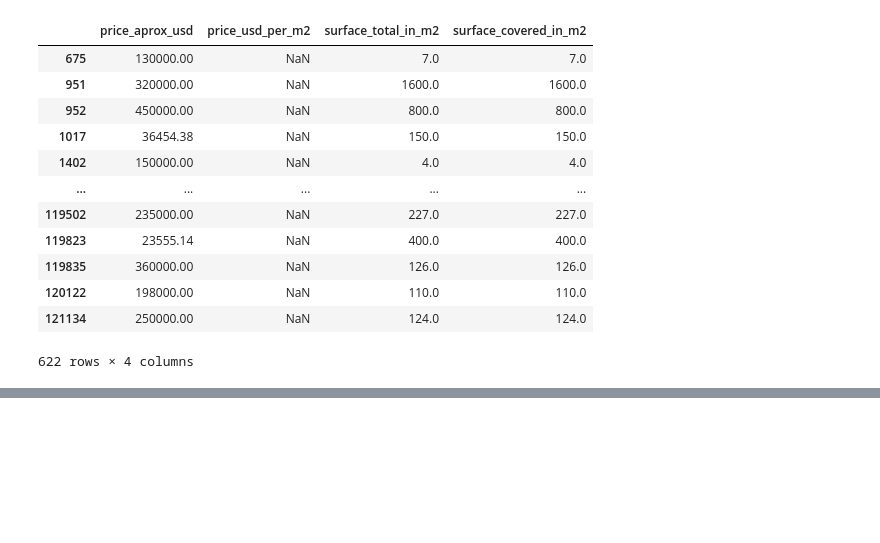
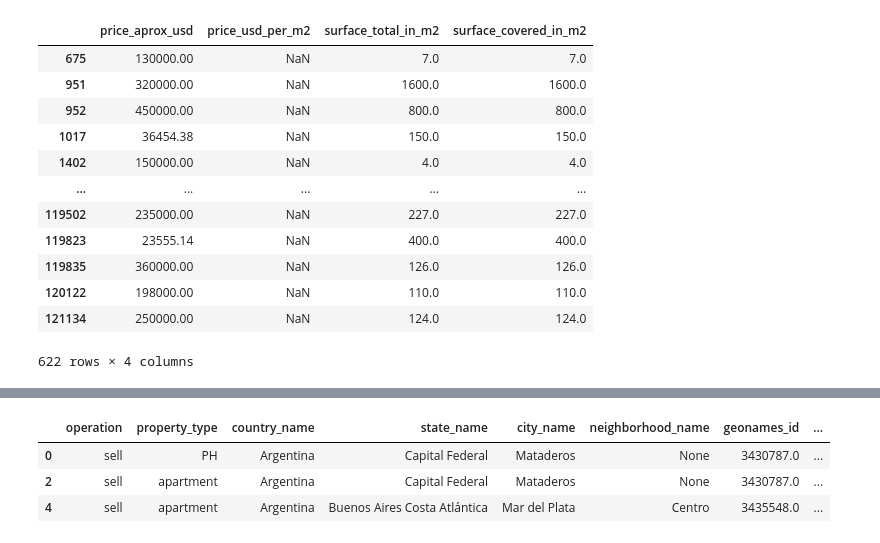
Before and after one commit to BenkosT/TP_Limpieza, a Jupyter notebook: Notebooks/Limpieza.ipynb, the cells around one changed output, grey strips where cells are left out. Drawn from its saved outputs; the diff is of its cells as text; code cells hidden in the pictures; blank space fills up the shorter version.

```diff
--- a/Notebooks/Limpieza.ipynb
+++ b/Notebooks/Limpieza.ipynb
@@ -1224,0 +1610,9 @@ data.loc[data_prices_per_m2_imput.index,"price_usd_per_m2"] = data.loc[data_pric
+# %%
+#Hago una mascara para ver las instancias con las que vamos a hacer el groupby, es decir, las instancias que tengan la surface_covered_in_m2 y las rooms
+data_rooms_imput = data_aux[data_aux.rooms.notnull() & data_aux.surface_covered_in_m2.notnull()]
+data_rooms_imput.head(3)
+# %% [output]
+|  | operation | property_type | country_name | state_name | city_name | neighborhood_name | geonames_id | ... |
+| 0 | sell | PH | Argentina | Capital Federal | Mataderos | None | 3430787.0 | ... |
+| 2 | sell | apartment | Argentina | Capital Federal | Mataderos | None | 3430787.0 | ... |
+| 4 | sell | apartment | Argentina | Buenos Aires Costa Atlántica | Mar del Plata | Centro | 3435548.0 | ... |
```
Also changed, not shown: parts of 44 cells of this notebook.
